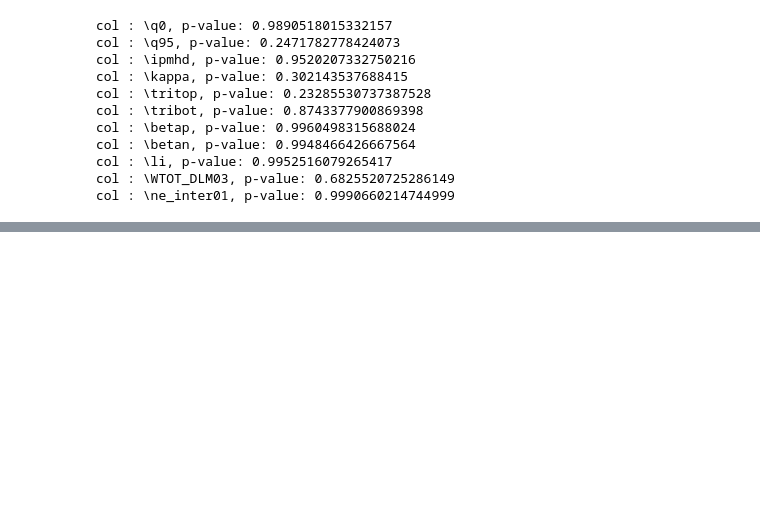
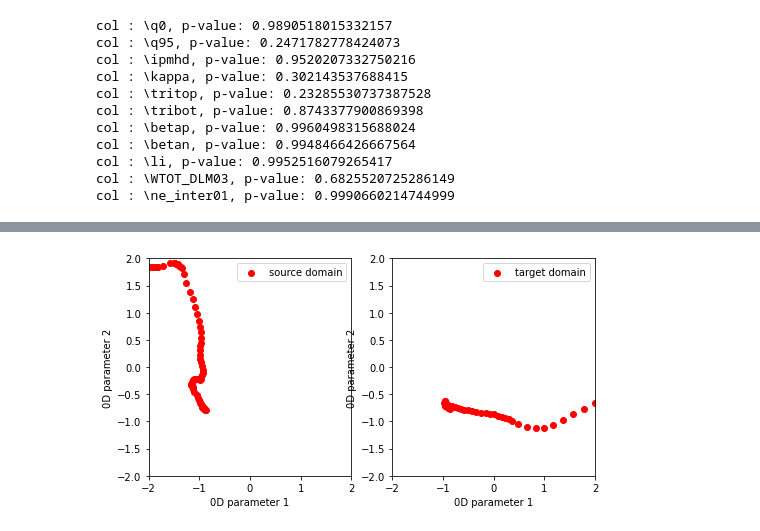
Before and after one commit to ZINZINBIN/Tokamak-Plasma-Operation-Control-based-on-RL, a Jupyter notebook: EDA.ipynb, the cells around one changed output, grey strips where cells are left out. Saved outputs shown, nothing was run; the diff lists cells and outputs as text; code cells hidden in the pictures; blank space fills up the shorter version.

```diff
--- a/EDA.ipynb
+++ b/EDA.ipynb
@@ -812,0 +842,84 @@ for shot in np.unique(df_flat.shot.values):
+# %%
+# load arbitrary experimental data
+shot_num = 21747
+df_shot = df_extend[df_extend.shot == shot_num]
+
+# shot info
+print("experiment : {}".format(shot_num))
+print("t-min : {:.3f}".format(df_shot.time.min()))
+print("t-max : {:.3f}".format(df_shot.time.max()))
+
+import numpy as np
+from typing import Literal
+from sklearn.preprocessing import StandardScaler
+
+# scaling
+scaler = StandardScaler()
+df_shot[cols_0D] = scaler.fit_transform(df_shot[cols_0D].values)
+
+# dimension reduction
+from sklearn.decomposition import PCA
+total = PCA(n_components=2).fit_transform(df_shot[cols_0D].values)
+
+idx_m = len(total) // 2
+source = total[:idx_m]
+target = total[idx_m:-1]
+
+def MMD(x : np.ndarray, y : np.ndarray, kernel:Literal['multiscale', 'rbf'] = 'rbf'):
+    xx = np.matmul(x, x.T)
+    yy = np.matmul(y, y.T)
+    zz = np.matmul(x, y.T)
+
+    rx = np.diag(xx.diagonal())
+    ry = np.diag(yy.diagonal())
+
+    dxx = rx.T + rx - 2 * xx
+    dyy = ry.T + ry - 2 * yy
+    dxy = rx.T + ry - 2 * zz
+
+    XX = np.zeros_like(xx)
+    YY = np.zeros_like(yy)
+    ZZ = np.zeros_like(zz)
+
+    if kernel == 'multiscale':
+        bandwidth = [0.2, 0.5, 0.9, 1.3]
+
+        for bw in bandwidth:
+            XX += bw ** 2 * (bw ** 2 + dxx) ** -1
+            YY += bw ** 2 * (bw ** 2 + dyy) ** -1
+            ZZ += bw ** 2 * (bw ** 2 + dxy) ** -1
+
+    if kernel == 'rbf':
+        bandwidth = [10, 15, 20, 50]
+
+        for bw in bandwidth:
+            XX += np.exp(-0.5 * dxx / bw)
+            YY += np.exp(-0.5 * dyy / bw)
+            ZZ += np.exp(-0.5 * dxy / bw)
+
+    return np.mean(XX + YY - 2.0 * ZZ)
+
+mmd = MMD(source, target, 'rbf')
+
+print("mmd for source and target : {:.3f}".format(mmd))
+
+import matplotlib.pyplot as plt
+
+fig, axes = plt.subplots(1,2, figsize = (8,4))
+delta = 0.025
+
+axes = axes.ravel()
+axes[0].set_xlabel("0D parameter 1")
+axes[0].set_ylabel("0D parameter 2")
+axes[0].scatter(source[:,0], source[:,1], label = 'source domain', marker = 'o', facecolor = 'r')
+axes[0].legend()
+axes[0].set_xlim([-2.0, 2.0])
+axes[0].set_ylim([-2.0, 2.0])
+
+axes[1].set_xlabel("0D parameter 1")
+axes[1].set_ylabel("0D parameter 2")
+axes[1].scatter(target[:,0], target[:,1], label = 'target domain', marker = 'o', facecolor = 'r')
+axes[1].legend()
+axes[1].set_xlim([-2.0, 2.0])
+axes[1].set_ylim([-2.0, 2.0])
+# %% [output]
@@ -812,0 +936 @@ for shot in np.unique(df_flat.shot.values):
+[figure, added]
```
Also changed, not shown: parts of 5 cells of this notebook, 27 other files.
